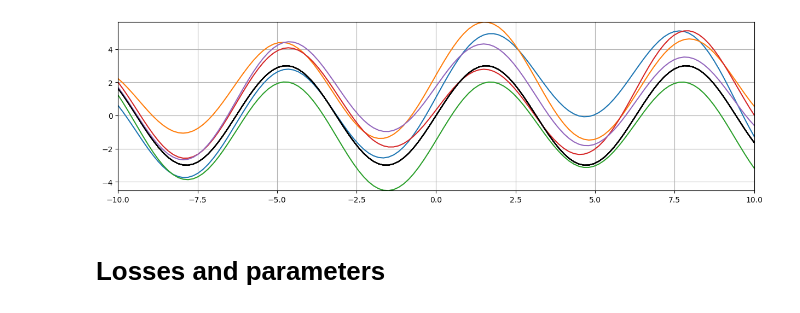
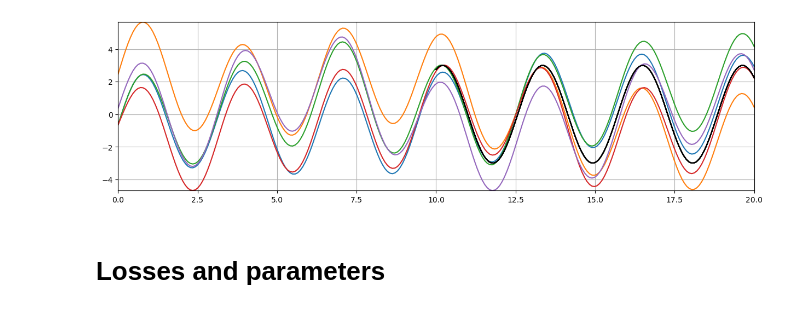
Before and after one commit to cbuelt/pfno, a Jupyter notebook: grf_test.ipynb, the cells around one changed output. Cells and saved outputs as stored; diff of their text form; code cells hidden in the pictures.

```diff
--- a/grf_test.ipynb
+++ b/grf_test.ipynb
@@ -27,21 +27,22 @@ batch_size = 64
 
 data = np.load("data/grf_data.npy").astype(np.float32)
 
-x_grid = np.linspace(-10,10,128)
-true_func = 3*np.sin(x_grid)
+x_grid = np.linspace(0,20,256)
+x_grid_test = np.linspace(10,20,128)
+true_func = 3*np.sin(2*x_grid_test)
 # %%
 # Example plot
 n_samples = np.random.randint(0,ntrain,5)
 
 fig, axs = plt.subplots(figsize = (15,4))
 index = 0
 for i in n_samples:
     axs.plot(x_grid,data[i])
-    axs.plot(x_grid, true_func, color = "black")
+    axs.plot(x_grid_test, true_func, color = "black")
 
 
 axs.grid(True)
 axs.margins(0)
 # %% [output]
-[figure, old version]
+[figure, new version]
 # %%
```
Also changed, not shown: parts of 15 cells of this notebook, 1 other file.
